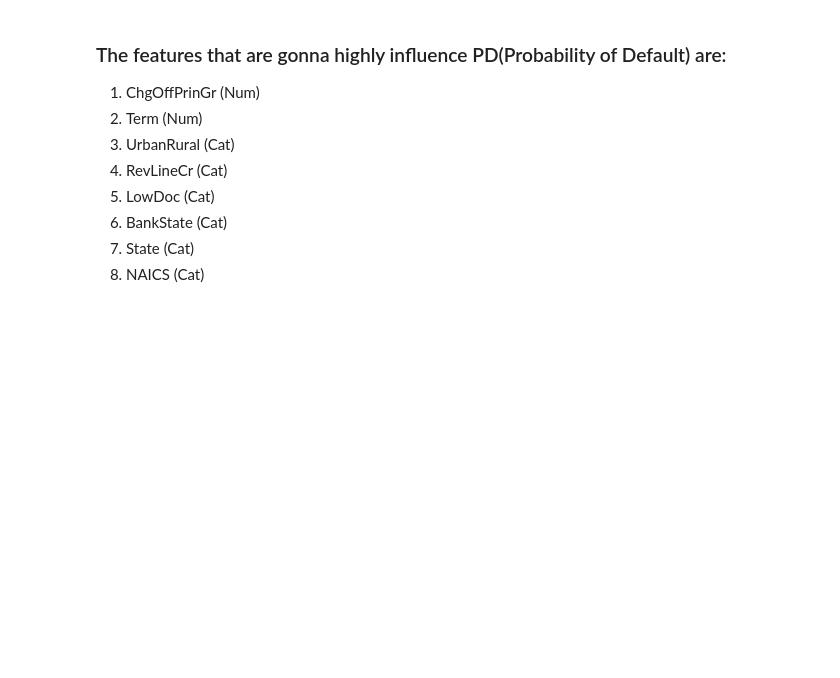
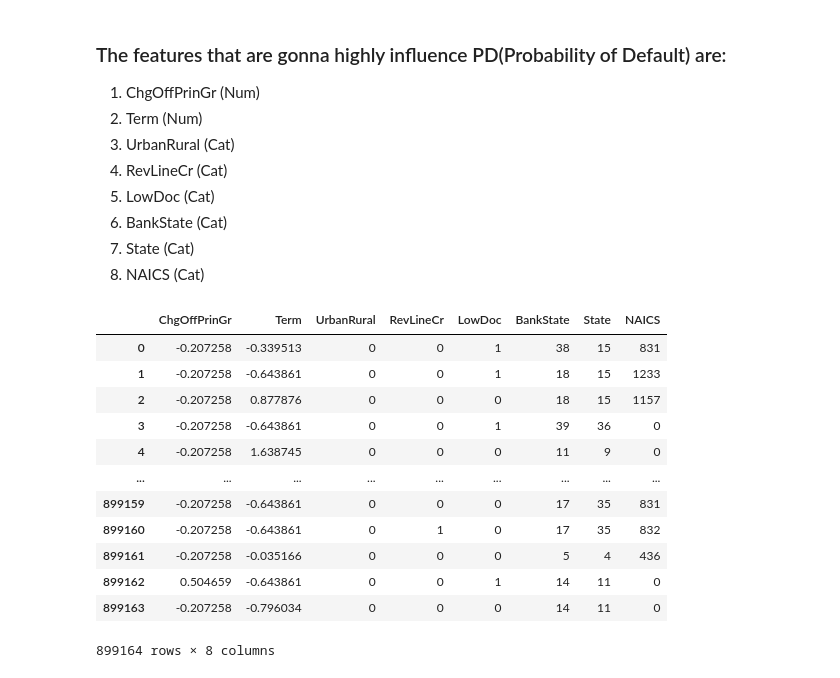
Before and after one commit to amogh2004/SBA-Loan-Default-Classification, a Jupyter notebook: DataPreparation.ipynb, the cells around one changed output. Drawn from its saved outputs; the diff is of its cells as text; code cells hidden in the pictures; blank space fills up the shorter version.

Commit message:
Adding Finalized Data Preparation File

```diff
--- a/DataPreparation.ipynb
+++ b/DataPreparation.ipynb
@@ -533,3 +533,21 @@ Significant Features: State, BankState, and NAICS are all statistically signific
 6. BankState (Cat)
 7. State (Cat)
 8. NAICS (Cat)
+# %%
+# Select specified columns from sba_loans_num and sba_loans_cat
+selected_columns_num = sba_loans_num[['ChgOffPrinGr', 'Term']]
+selected_columns_cat = sba_loans_cat[['UrbanRural', 'RevLineCr', 'LowDoc', 'BankState', 'State', 'NAICS']]
+
+# Concatenate the selected columns into a single DataFrame
+selected_data = pd.concat([selected_columns_num, selected_columns_cat], axis=1)
+# %%
+from sklearn.preprocessing import StandardScaler
+
+# Select the columns to scale
+columns_to_scale = ['ChgOffPrinGr', 'Term']
+
+# Initialize the scaler
+scaler = StandardScaler()
+
+# Scale the specified columns
+selected_data[columns_to_scale] = scaler.fit_transform(selected_data[columns_to_scale])
@@ -535,0 +557,16 @@ Significant Features: State, BankState, and NAICS are all statistically signific
+# %%
+selected_data
+# %% [output]
+|  | ChgOffPrinGr | Term | UrbanRural | RevLineCr | LowDoc | BankState | State | NAICS |
+| 0 | -0.207258 | -0.339513 | 0 | 0 | 1 | 38 | 15 | 831 |
+| 1 | -0.207258 | -0.643861 | 0 | 0 | 1 | 18 | 15 | 1233 |
+| 2 | -0.207258 | 0.877876 | 0 | 0 | 0 | 18 | 15 | 1157 |
+| 3 | -0.207258 | -0.643861 | 0 | 0 | 1 | 39 | 36 | 0 |
+| 4 | -0.207258 | 1.638745 | 0 | 0 | 0 | 11 | 9 | 0 |
+| ... | ... | ... | ... | ... | ... | ... | ... | ... |
+| 899159 | -0.207258 | -0.643861 | 0 | 0 | 0 | 17 | 35 | 831 |
+| 899160 | -0.207258 | -0.643861 | 0 | 1 | 0 | 17 | 35 | 832 |
+| 899161 | -0.207258 | -0.035166 | 0 | 0 | 0 | 5 | 4 | 436 |
+| 899162 | 0.504659 | -0.643861 | 0 | 0 | 1 | 14 | 11 | 0 |
+| 899163 | -0.207258 | -0.796034 | 0 | 0 | 0 | 14 | 11 | 0 |
+899164 rows × 8 columns
```
Also changed, not shown: parts of 2 cells of this notebook, 3 other files.
